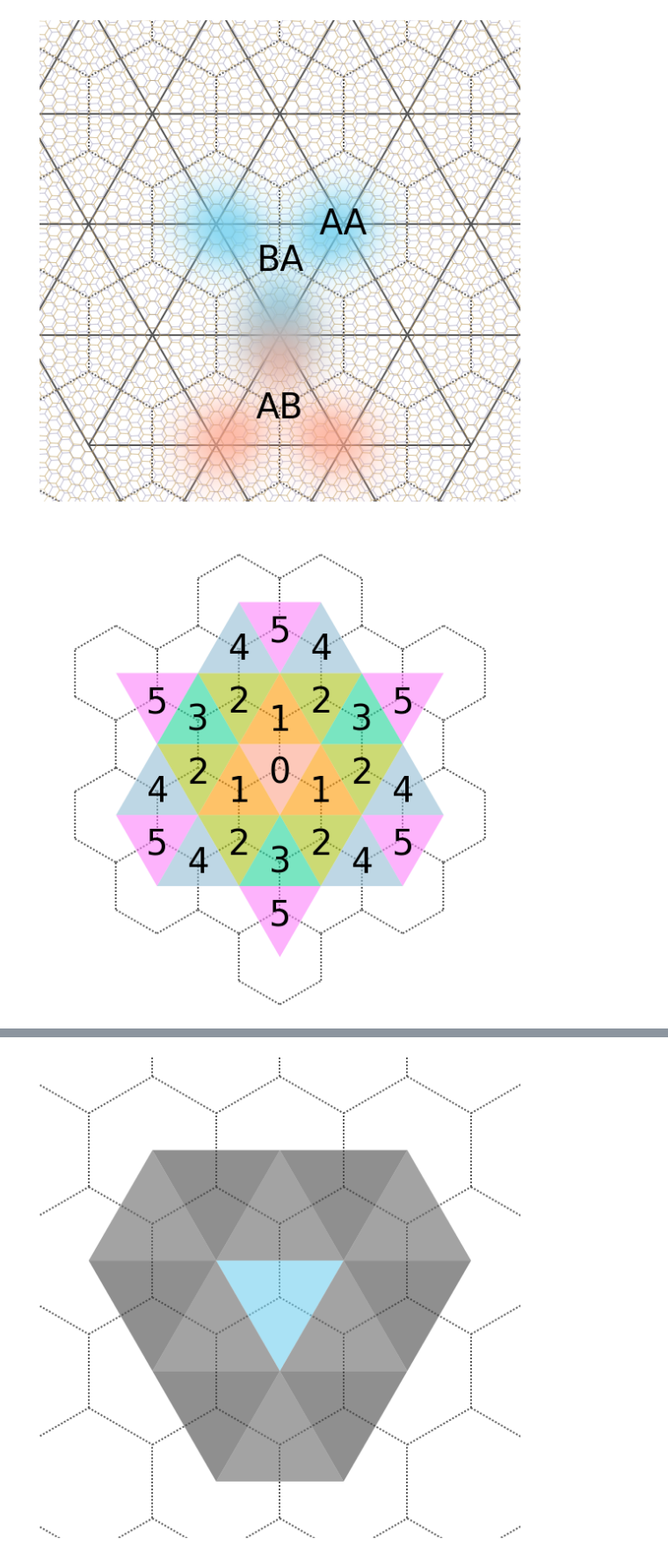
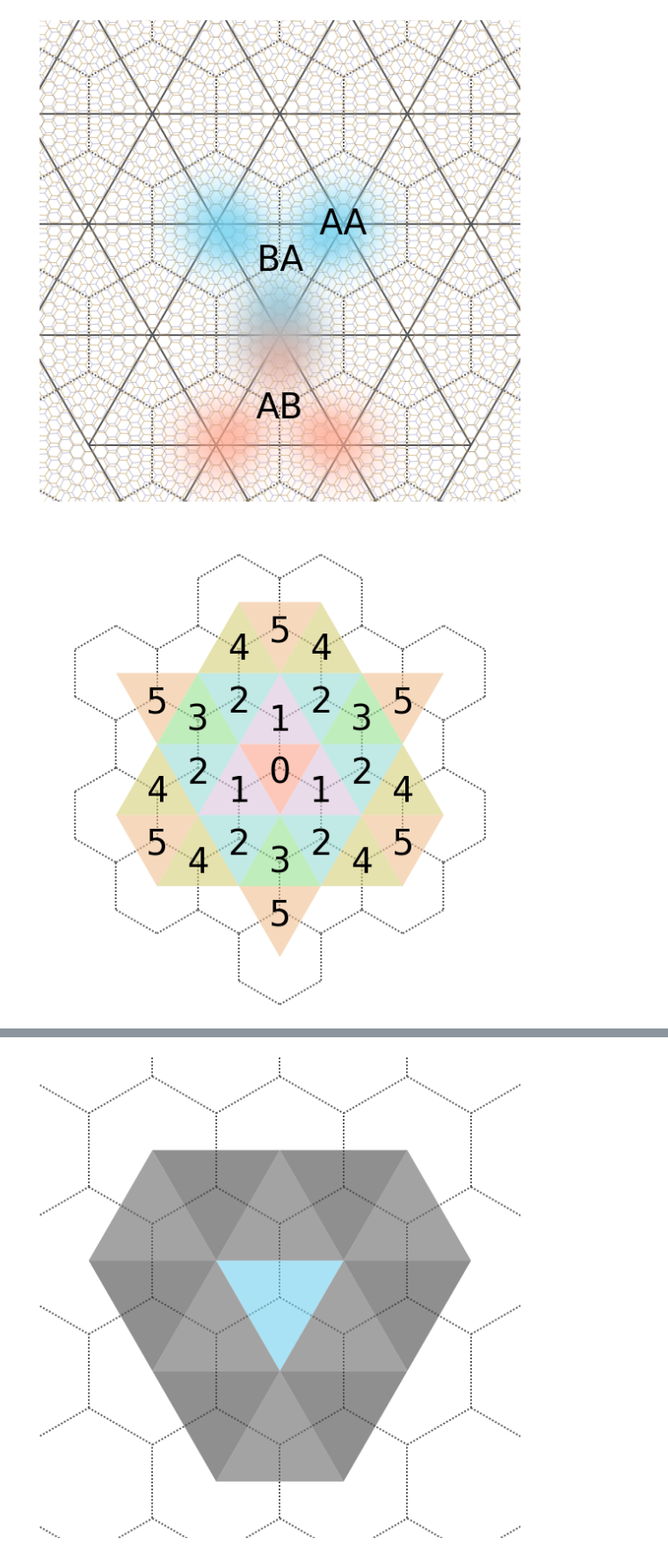
Before and after one commit to KimGroup/trimer-tbg, a Jupyter notebook: diagrams-Copy1.ipynb, the cells around one changed output, grey strips where cells are left out. Shown at 88% size. Drawn from its saved outputs; the diff is of its cells as text; code cells hidden in the pictures.

```diff
--- a/diagrams-Copy1.ipynb
+++ b/diagrams-Copy1.ipynb
@@ -3,7 +3,7 @@
 from hexalattice.hexalattice import *
 import matplotlib.pyplot as plt
 
-base_dir = "/mnt/c/Users/kz/Pictures/tbg/"
+base_dir = "/mnt/z/Users/Kevin/Pictures/tbg/"
 # %%
 inverse_lattice = 6/180 * np.pi
 
@@ -205,11 +205,12 @@ def adduptri(xy, color, name):
 trialpha = 0.6
 adddowntri((0, 0), to_rgba(colorAB, 0.6), "0")
 
-color1 = 0xfe9a04
-color2 = 0xabc318
-color3 = 0x1fd599
-color4 = 0x94bed4
-color5 = 0xfd81fb
+color1 = 0xdbc4dc
+color2 = 0x98dcd5
+color3 = 0x96e291
+color4 = 0xd6cf78
+color5 = 0xf1c192
+
 
 adduptri((0, 0), to_rgba(color1, trialpha), "1")
 adduptri((-1, 0), to_rgba(color1, trialpha), "1")
@@ -221,31 +222,31 @@ adddowntri((0, 1), to_rgba(color2, trialpha), "2")
 adddowntri((-1, 1), to_rgba(color2, trialpha), "2")
 adddowntri((1, -1), to_rgba(color2, trialpha), "2")
 adddowntri((0, -1), to_rgba(color2, trialpha), "2")
 
 adduptri((0, 1), to_rgba(color3, trialpha), "3")
 adduptri((-2, 1), to_rgba(color3, trialpha), "3")
 adduptri((0, -1), to_rgba(color3, trialpha), "3")
 
 adduptri((-1, 2), to_rgba(color4, trialpha), "4")
 adduptri((-2, 2), to_rgba(color4, trialpha), "4")
 adduptri((1, 0), to_rgba(color4, trialpha), "4")
 adduptri((-2, 0), to_rgba(color4, trialpha), "4")
 adduptri((1, -1), to_rgba(color4, trialpha), "4")
 adduptri((-1, -1), to_rgba(color4, trialpha), "4")
 
 adddowntri((-1, 2), to_rgba(color5, trialpha), "5")
 adddowntri((-2, 1), to_rgba(color5, trialpha), "5")
 adddowntri((1, 1), to_rgba(color5, trialpha), "5")
 adddowntri((-1, -1), to_rgba(color5, trialpha), "5")
 adddowntri((2, -1), to_rgba(color5, trialpha), "5")
 adddowntri((1, -2), to_rgba(color5, trialpha), "5")
 
 
 ax.axis('off')
 ax.set_aspect('equal')
 draw_duallattice()
 plt.tight_layout()
 plt.savefig(base_dir + "distances.png", dpi=100)
 plt.savefig(base_dir + "distances.svg", dpi=100)
 # %% [output]
-[figure, old version]
+[figure, new version]
```
Also changed, not shown: parts of 2 cells of this notebook, 10 other files.
